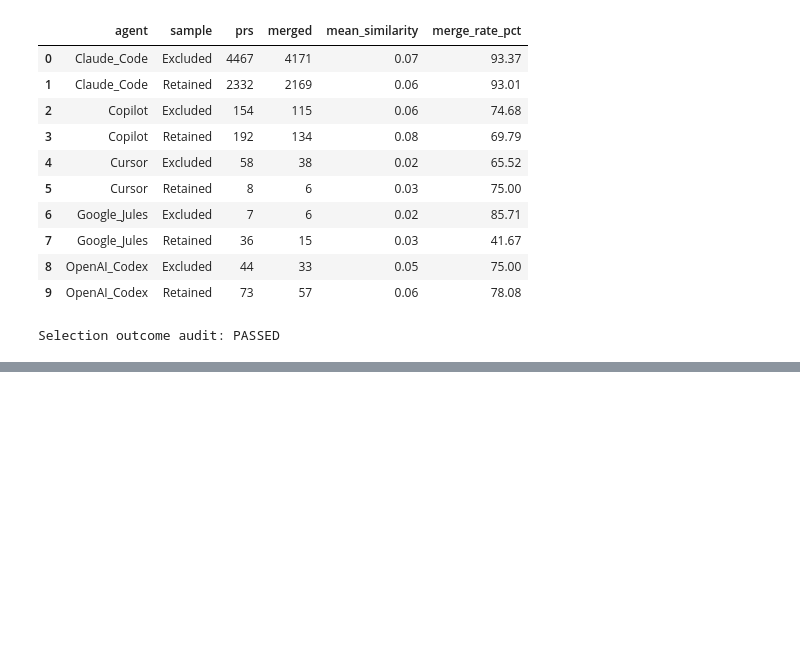
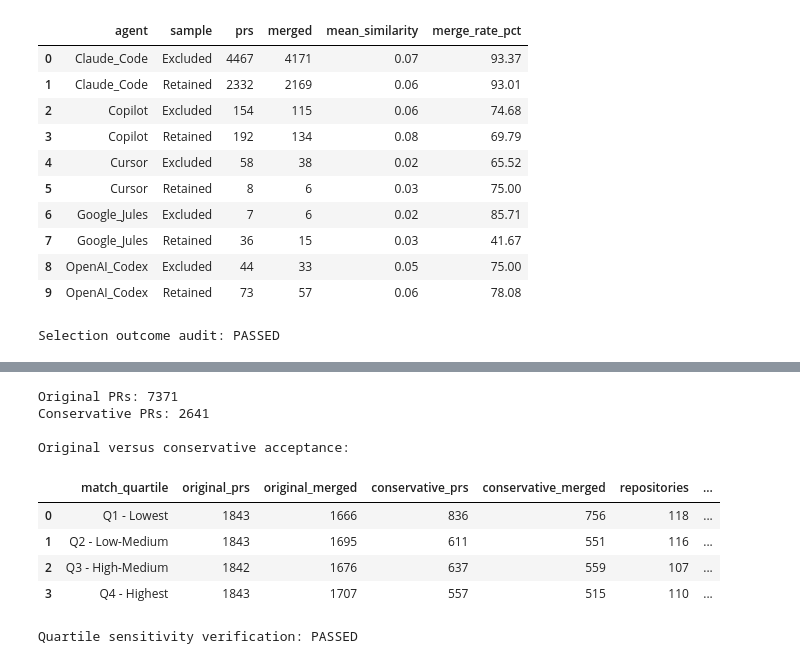
Before and after one commit to ribarb65/agent-skills-pr-acceptance, a Jupyter notebook: notebooks/02_rq2_analysis.ipynb, the cells around one changed output, grey strips where cells are left out. Saved outputs shown, nothing was run; the diff lists cells and outputs as text; code cells hidden in the pictures; blank space fills up the shorter version.

```diff
--- a/notebooks/02_rq2_analysis.ipynb
+++ b/notebooks/02_rq2_analysis.ipynb
@@ -3121,0 +3138,74 @@ Selection outcome audit: PASSED
+# %%
+conservative_rq2 = task_acceptance[
+    task_acceptance["pr_id"].isin(conservative_matches["pr_id"])
+].copy()
+
+assert len(conservative_rq2) == 2641
+assert conservative_rq2["pr_id"].is_unique
+assert conservative_rq2["match_quartile"].notna().all()
+
+original_rates = task_acceptance.groupby(
+    "match_quartile",
+    observed=True
+).agg(
+    original_prs=("pr_id", "count"),
+    original_merged=("merged_30d", "sum")
+).reset_index()
+
+conservative_rates = conservative_rq2.groupby(
+    "match_quartile",
+    observed=True
+).agg(
+    conservative_prs=("pr_id", "count"),
+    conservative_merged=("merged_30d", "sum"),
+    repositories=("repo", "nunique")
+).reset_index()
+
+sensitivity_results = original_rates.merge(
+    conservative_rates,
+    on="match_quartile",
+    how="left",
+    validate="one_to_one"
+)
+
+sensitivity_results["original_rate_pct"] = (
+    100 * sensitivity_results["original_merged"]
+    / sensitivity_results["original_prs"]
+)
+
+sensitivity_results["conservative_rate_pct"] = (
+    100 * sensitivity_results["conservative_merged"]
+    / sensitivity_results["conservative_prs"]
+)
+
+sensitivity_results["change_pp"] = (
+    sensitivity_results["conservative_rate_pct"]
+    - sensitivity_results["original_rate_pct"]
+)
+
+sensitivity_results["retention_pct"] = (
+    100 * sensitivity_results["conservative_prs"]
+    / sensitivity_results["original_prs"]
+)
+
+print("Original PRs:", len(task_acceptance))
+print("Conservative PRs:", len(conservative_rq2))
+
+print("\nOriginal versus conservative acceptance:")
+display(sensitivity_results.round(2))
+
+assert sensitivity_results["conservative_prs"].sum() == 2641
+assert sensitivity_results["conservative_rate_pct"].between(0, 100).all()
+
+print("\nQuartile sensitivity verification: PASSED")
+# %% [output]
+Original PRs: 7371
+Conservative PRs: 2641
+
+Original versus conservative acceptance:
+|  | match_quartile | original_prs | original_merged | conservative_prs | conservative_merged | repositories | ... |
+| 0 | Q1 - Lowest | 1843 | 1666 | 836 | 756 | 118 | ... |
+| 1 | Q2 - Low-Medium | 1843 | 1695 | 611 | 551 | 116 | ... |
+| 2 | Q3 - High-Medium | 1842 | 1676 | 637 | 559 | 107 | ... |
+| 3 | Q4 - Highest | 1843 | 1707 | 557 | 515 | 110 | ... |
+Quartile sensitivity verification: PASSED
```
Also changed, not shown: parts of 4 cells of this notebook.
